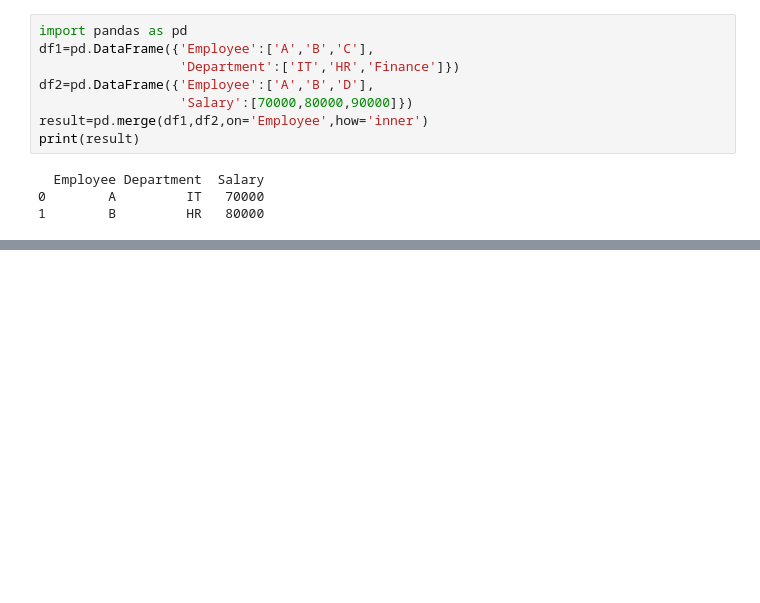
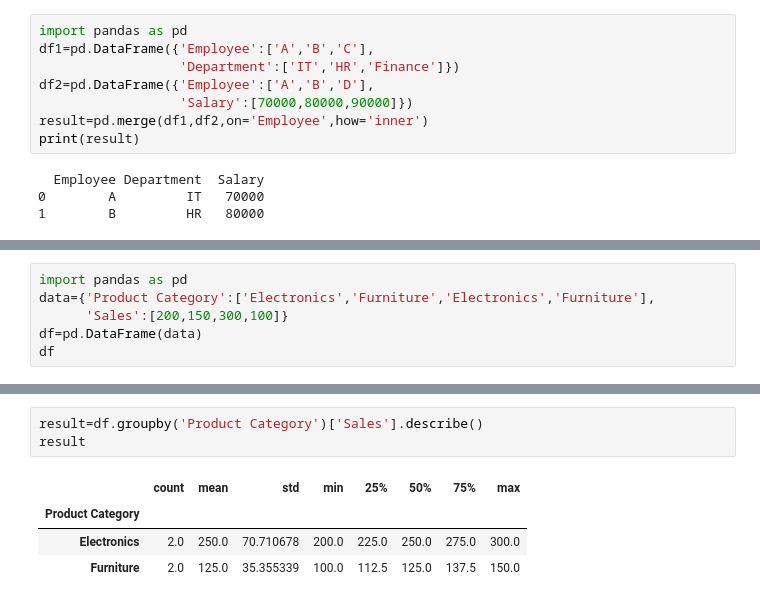
Before and after one commit to meet27153-source/Python2, a Jupyter notebook: ch1.ipynb, the cells around one changed output, grey strips where cells are left out. Drawn from its saved outputs; the diff is of its cells as text; blank space fills up the shorter version.

```diff
--- a/ch1.ipynb
+++ b/ch1.ipynb
@@ -1447,0 +1523,6 @@ print(result)
+# %%
+import pandas as pd
+data={'Product Category':['Electronics','Furniture','Electronics','Furniture'],
+      'Sales':[200,150,300,100]}
+df=pd.DataFrame(data)
+df
@@ -1447,0 +1559,8 @@ print(result)
+# %%
+result=df.groupby('Product Category')['Sales'].describe()
+result
+# %% [output]
+|  | count | mean | std | min | 25% | 50% | 75% | max |
+| Product Category |  |  |  |  |  |  |  |  |
+| Electronics | 2.0 | 250.0 | 70.710678 | 200.0 | 225.0 | 250.0 | 275.0 | 300.0 |
+| Furniture | 2.0 | 125.0 | 35.355339 | 100.0 | 112.5 | 125.0 | 137.5 | 150.0 |
```
Also changed, not shown: parts of 25 cells of this notebook, 1 other file.
